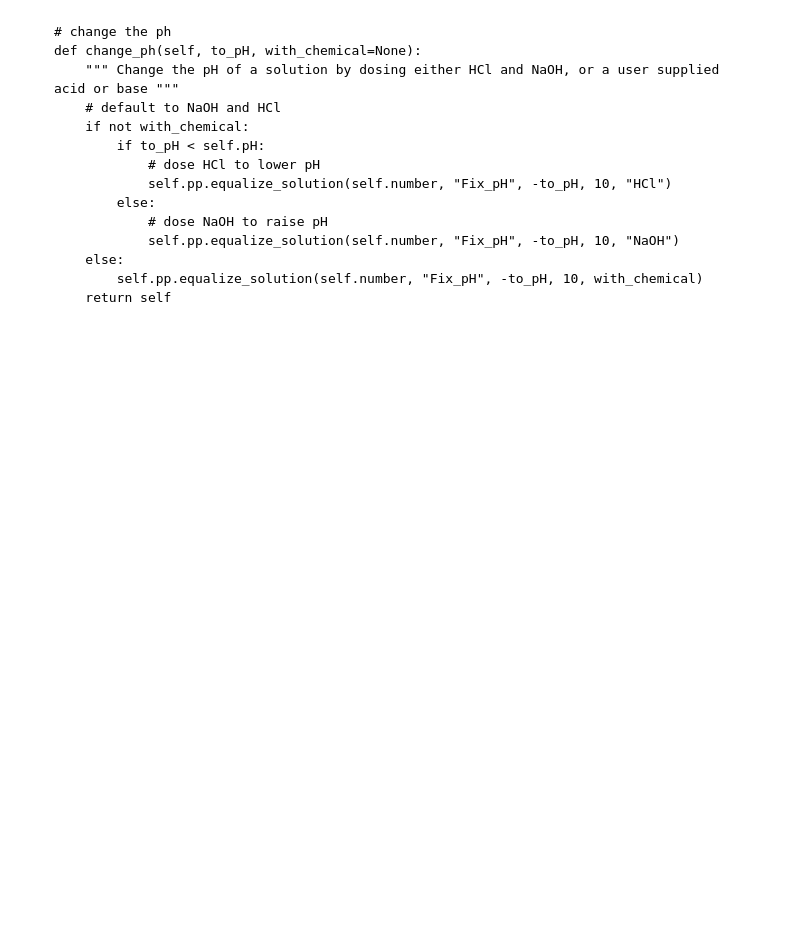
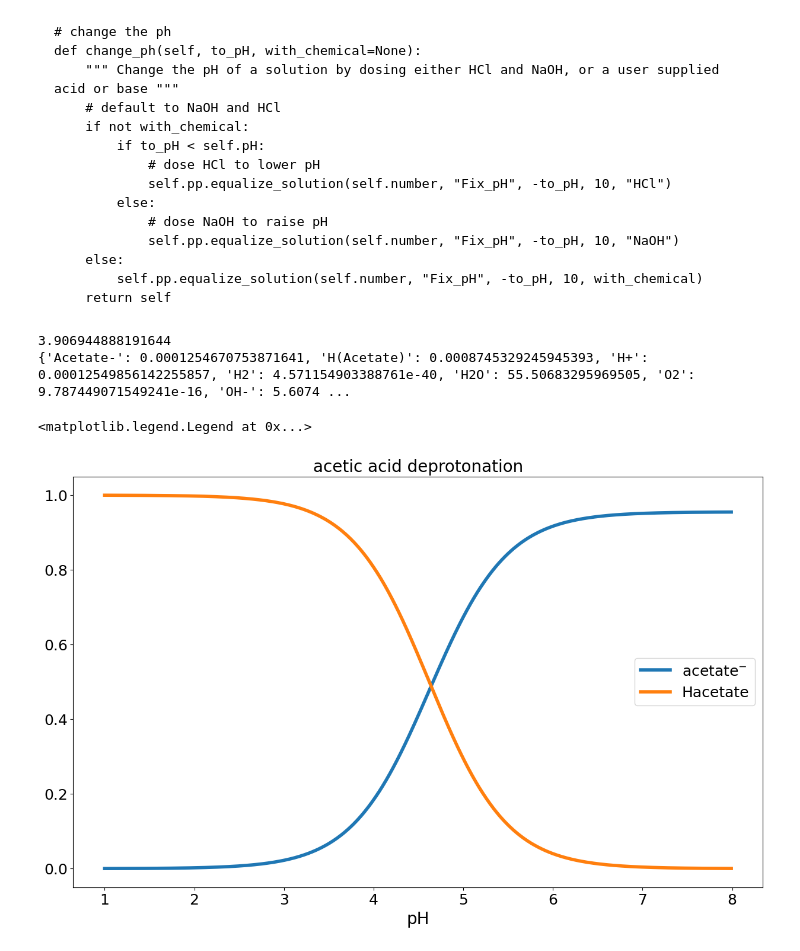
Before and after one commit to 5ir-Lancelot/phreeqpython_fun, a Jupyter notebook: bjerum_plots_multiple_acids.ipynb, the cells around one changed output. Drawn from its saved outputs; the diff is of its cells as text; code cells hidden in the pictures; blank space fills up the shorter version.

Commit message:
added acetic acid to plots

```diff
--- a/bjerum_plots_multiple_acids.ipynb
+++ b/bjerum_plots_multiple_acids.ipynb
@@ -374,3 +374,65 @@ plt.legend()
         else:
             self.pp.equalize_solution(self.number, "Fix_pH", -to_pH, 10, with_chemical)
         return self
+# %%
+# make plot for acetic acid
+
+#use another database with more organics
+
+
+pp = PhreeqPython(database='minteq.v4_lukas_edit.dat')
+
+c_org_acid=1
+
+
+acids=['H(Acetate)','H3(Citrate)','H(Formate)','NaHCO3']
+
+sol=pp.add_solution_simple({acids[0]:c_org_acid},temperature=20, units='mmol')
+
+
+print(sol.pH)
+
+
+pH_full=np.arange(1,8,0.01)
+
+
+print(sol.species)
+
+
+#create empty lists depending on how often the acid can deprotonate
+
+
+
+acetate=[]
+
+H_acetate=[]
+
+
+
+phs=[]
+
+for c in pH_full:
+
+    #change pH
+    sol.change_ph(c)
+
+    #conjugate bases
+    acetate.append(sol.total('Acetate-',units='mmol'))
+
+    H_acetate.append(sol.total('H(Acetate)',units='mmol'))
+
+    phs.append(sol.pH)
+# %% [output]
+3.906944888191644
+{'Acetate-': 0.0001254670753871641, 'H(Acetate)': 0.0008745329245945393, 'H+': 0.00012549856142255857, 'H2': 4.571154903388761e-40, 'H2O': 55.50683295969505, 'O2': 9.787449071549241e-16, 'OH-': 5.6074 ...
+# %%
+fig = plt.figure(figsize=[15,9])
+plt.plot(phs,acetate,label='acetate$^{-}$')
+plt.plot(phs,H_acetate,label='Hacetate')
+
+plt.title('acetic acid deprotonation')
+plt.xlabel('pH')
+plt.legend()
+# %% [output]
+<matplotlib.legend.Legend at 0x...>
+[figure, added]
```
